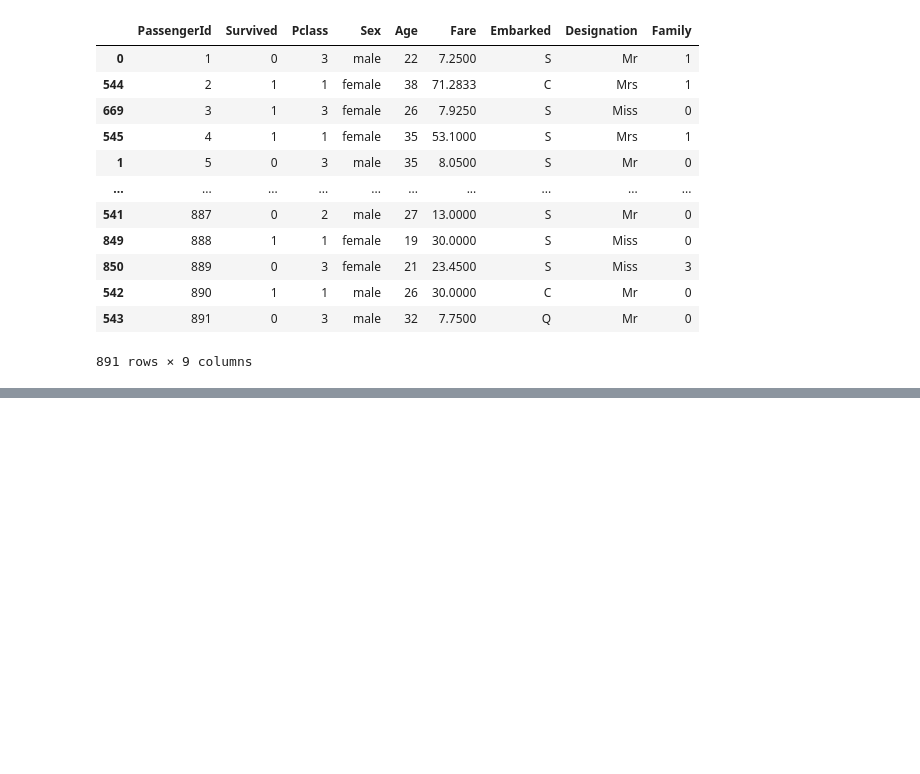
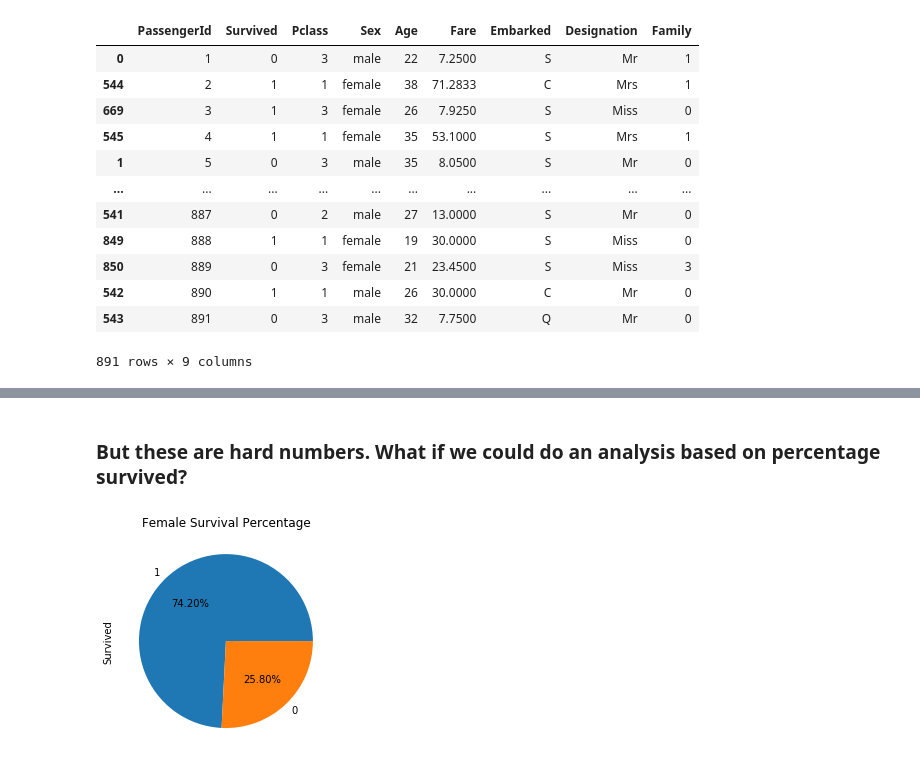
Before and after one commit to rajtilakls2510/Youtube-Channel-Notebooks, a Jupyter notebook: Data Analysis Tutorials/Titanic Analysis.ipynb, the cells around one changed output, grey strips where cells are left out. Drawn from its saved outputs; the diff is of its cells as text; code cells hidden in the pictures; blank space fills up the shorter version.

```diff
--- a/Data Analysis Tutorials/Titanic Analysis.ipynb
+++ b/Data Analysis Tutorials/Titanic Analysis.ipynb
@@ -352,0 +405,8 @@ new_titanic
+# %% [markdown]
+### But these are hard numbers. What if we could do an analysis based on percentage survived?
+# %%
+new_titanic[new_titanic['Sex']=='female']['Survived'].value_counts().plot(kind='pie',autopct='%.2f%%')
+plt.title('Female Survival Percentage')
+plt.show()
+# %% [output]
+[figure, added]
```
Also changed, not shown: parts of 31 cells of this notebook.
